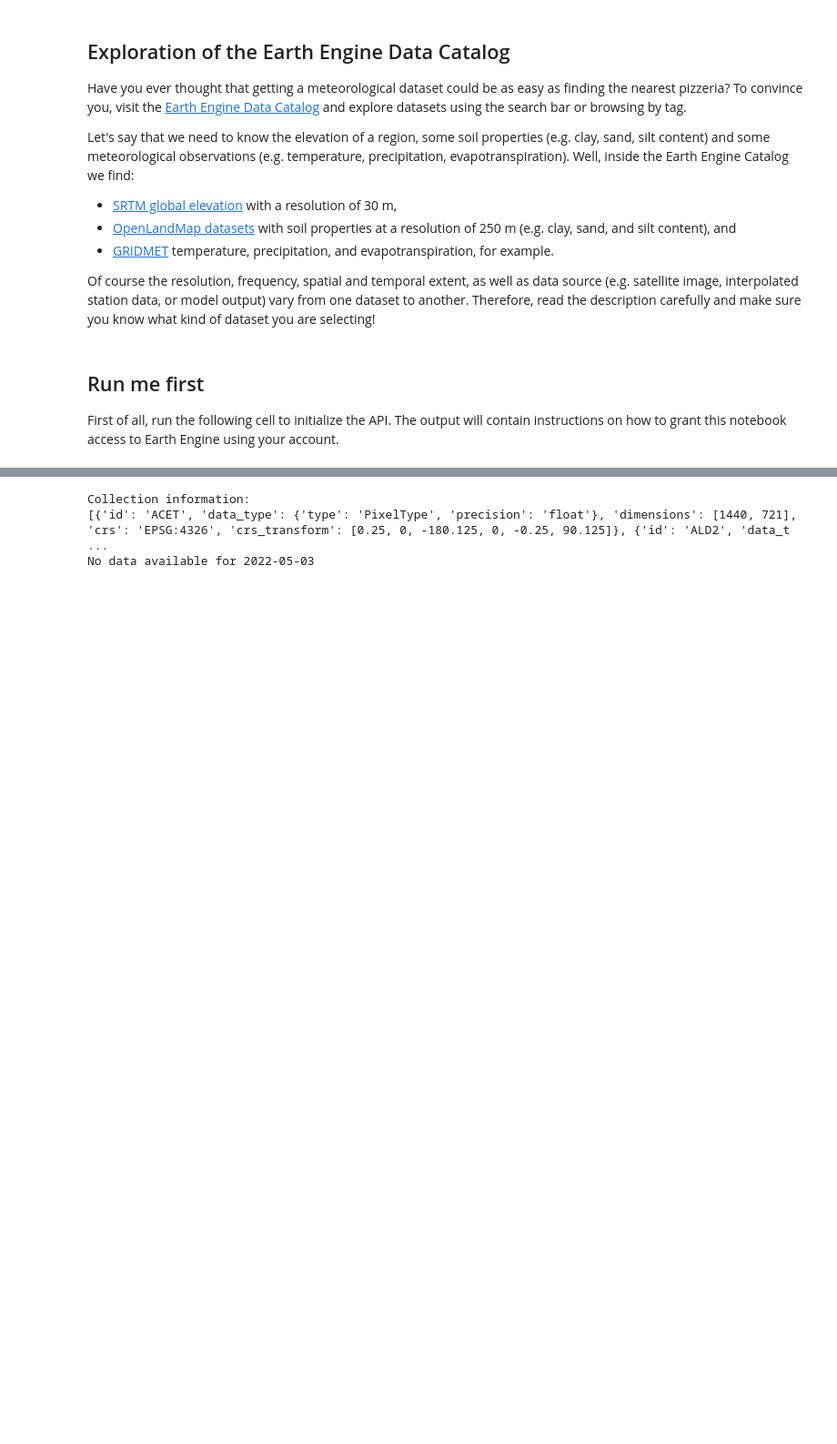
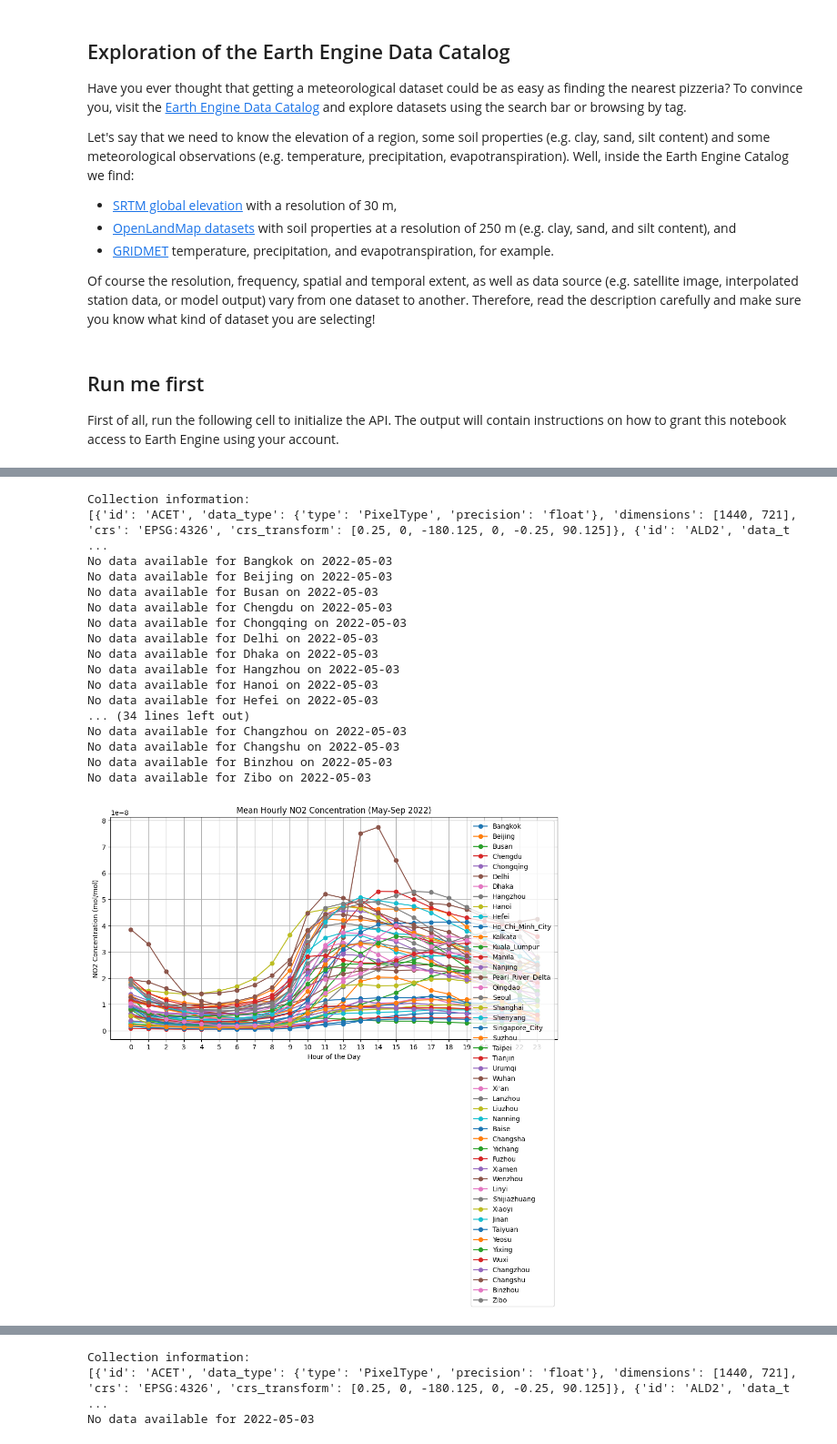
Before and after one commit to Fu-Weitao/EarthEngine, a Jupyter notebook: tutorials/intro-to-python-api/index.ipynb, the cells around one changed output, grey strips where cells are left out. Shown at 91% size. Cells and saved outputs as stored; diff of their text form; code cells hidden in the pictures; blank space fills up the shorter version.

```diff
--- a/tutorials/intro-to-python-api/index.ipynb
+++ b/tutorials/intro-to-python-api/index.ipynb
@@ -83,7 +108,7 @@ bands = ['NO2', 'NO', 'O3', 'HCHO', 'DRYDEPFLX_HCHO', 'WETDEPFLX_HCHO']
 data_collection = geos_cf.select(bands)
 
 # Load city coordinates from CSV
-city_df = pd.read_csv('/mnt/data/AsiaCity2025.csv')
+city_df = pd.read_csv('/content/drive/MyDrive/AsiaCity2025.csv')
 
 # Function to extract hourly values for multiple gases
 def extract_hourly_data(city_name, lat, lon, date_str):
@@ -127,31 +152,50 @@ end = datetime.strptime(end_date, '%Y-%m-%d')
 date_list = [(start + timedelta(days=x)).strftime('%Y-%m-%d') for x in range((end - start).days + 1)]
 
 # Extract data for all cities
 data = []
 for _, row in city_df.iterrows():
-    city_name, lat, lon = row['City'], row['Latitude'], row['Longitude']
+    city_name, lat, lon = row['city'], row['lat'], row['lon']
     for date_str in date_list:
         data.extend(extract_hourly_data(city_name, lat, lon, date_str))
 
 # Convert to DataFrame
 data_df = pd.DataFrame(data)
 
 # Convert date to datetime format
 data_df = data_df.dropna(subset=['date'])
 data_df['hour'] = data_df['date'].dt.hour
 
 # Plot results for each gas
 for band in bands:
     plt.figure(figsize=(12, 6))
     for city in data_df['city'].unique():
         city_data = data_df[data_df['city'] == city]
         mean_hourly_data = city_data.groupby('hour')[band].mean()
         plt.plot(mean_hourly_data.index, mean_hourly_data, marker='o', label=city)
 
     plt.title(f'Mean Hourly {band} Concentration (May-Sep 2022)')
     plt.xlabel('Hour of the Day')
     plt.ylabel(f'{band} Concentration (mol/mol)')
     plt.grid(True)
     plt.xticks(range(24))
     plt.legend()
     plt.show()
+# %% [output]
+Collection information:
+[{'id': 'ACET', 'data_type': {'type': 'PixelType', 'precision': 'float'}, 'dimensions': [1440, 721], 'crs': 'EPSG:4326', 'crs_transform': [0.25, 0, -180.125, 0, -0.25, 90.125]}, {'id': 'ALD2', 'data_t ...
+No data available for Bangkok on 2022-05-03
+No data available for Beijing on 2022-05-03
+No data available for Busan on 2022-05-03
+No data available for Chengdu on 2022-05-03
+No data available for Chongqing on 2022-05-03
+No data available for Delhi on 2022-05-03
+No data available for Dhaka on 2022-05-03
+No data available for Hangzhou on 2022-05-03
+No data available for Hanoi on 2022-05-03
+No data available for Hefei on 2022-05-03
+... (34 lines left out)
+No data available for Changzhou on 2022-05-03
+No data available for Changshu on 2022-05-03
+No data available for Binzhou on 2022-05-03
+No data available for Zibo on 2022-05-03
+[figure, added]
```
Also changed, not shown: parts of 4 cells of this notebook.
